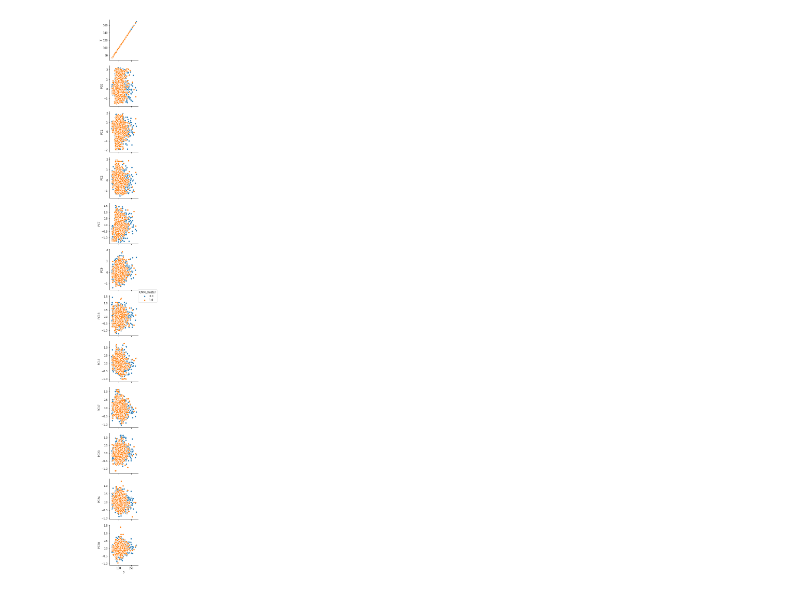
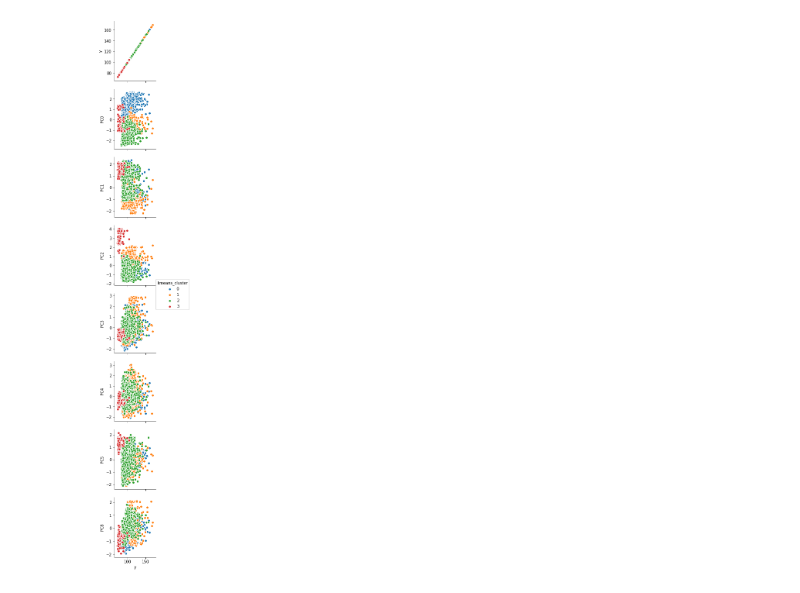
Before and after one commit to Engin89/Kaggle-Mercedes-Competition, a Jupyter notebook: Mercedes_Kaggle.ipynb, the cells around one changed output. Drawn from its saved outputs; the diff is of its cells as text; code cells hidden in the pictures.

```diff
--- a/Mercedes_Kaggle.ipynb
+++ b/Mercedes_Kaggle.ipynb
@@ -37,10 +130,22 @@ m = ~(corr.mask(np.eye(len(corr), dtype=bool)).abs() > 0.70).any()
+# %%
+pd.concat((train[['y']], inner_corr),axis = 1).corr().iloc[:,[0]].sort_values('y',ascending = False)
+train[lasso_candidates.index].corr()
+#let's combine lasso params and uncorrelated variables
+columns_upd = list(set(lasso_candidates.index | corr.loc[m,m].columns))
+columns_upd.remove('X261')
+list_to_remove = ['X0_ac', 'X0_q', 'X2_ar', 'X2_aa', 'X2_l', 'X0_ab']
+columns_upd= list(set(columns_upd).difference(set(list_to_remove)))
+test = test.loc[:,columns_upd]
 # %%
 #PCA
-pca = decomposition.PCA(.95)
-pca.fit(inner_corr[corr.loc[m,m].columns])
-train_data_reduced = pca.transform(inner_corr[corr.loc[m,m].columns])
-pca.explained_variance_ratio_
+pca = decomposition.PCA(n_components = 11)
+#pca.fit(inner_corr[corr.loc[m,m].columns])
+pca.fit(pd.concat((inner_corr,pd.get_dummies(train[categories])),axis = 1)[columns_upd])
+train_data_reduced = pca.transform(pd.concat((inner_corr,pd.get_dummies(train[categories])),axis = 1)[columns_upd])
+#test_columns = pd.concat((inner_corr,pd.get_dummies(train[categories])),axis = 1)[columns_upd].columns
 train_data_reduced = pd.DataFrame(train_data_reduced, columns = ['PC'+str(i) for i in range (train_data_reduced.shape[1])])
 train_data_PCA = pd.concat((train[['y']],train_data_reduced),axis = 1)
 train_data_PCA = train_data_PCA[train_data_PCA['y'] < 220]
+plt.bar(['PC'+str(i) for i in range (train_data_reduced.shape[1])],pca.explained_variance_ratio_)
+test_reduced = pd.DataFrame(pca.transform(test), columns = ['PC'+str(i) for i in range (pca.transform(test).shape[1])])
 # %% [output]
@@ -54,12 +153,11 @@ train_data_PCA = train_data_PCA[train_data_PCA['y'] < 220]
 # %%
 #Check vif
-train_data_reduced.shape
 pd.Series([variance_inflation_factor(train_data_PCA.values, i)
                for i in range(train_data_PCA.shape[1])],
               index=train_data_PCA.columns)
 #sns.pairplot(train_data_PCA)
 y_corr = train_data_PCA.corr().loc[:,'y']
-column_names = y_corr[(abs(y_corr) > 0.10)].index
+column_names = y_corr[(abs(y_corr) > 0.05)].index
 sns.pairplot(train_data_PCA[column_names])
 # %% [output]
 <seaborn.axisgrid.PairGrid at 0x...>
@@ -67,6 +165,6 @@ sns.pairplot(train_data_PCA[column_names])
 # %%
 #Clustering with GMM
-GMM_PCA = GaussianMixture(n_components=2,random_state = 31).fit(train_data_reduced) # Instantiate and fit the model
+GMM_PCA = GaussianMixture(n_components=4,random_state = 31).fit(train_data_reduced) # Instantiate and fit the model
 print('Converged:',GMM_PCA.converged_) # Check if the model has converged
 means = GMM_PCA.means_
 covariances = GMM_PCA.covariances_
@@ -78,5 +176,21 @@ for i in range(len(pred_PCA)):
     GMM_cluster.append(pred_PCA.iloc[i].idxmax())
 pred_PCA['GMM_cluster'] = pd.DataFrame(GMM_cluster)
 pred_PCA = pd.concat((train_data_PCA,pred_PCA['GMM_cluster']),axis = 1)
+#Clustering with Kmeans
+ncomponents = range(1,15)
+inertias = []
+for k in ncomponents:
+    kmeans = KMeans(n_clusters = k)
+    kmeans.fit(train_data_reduced)
+    inertias.append(kmeans.inertia_)
+plt.plot(ncomponents, inertias, '-o')
+plt.xlabel('number of clusters, k')
+plt.ylabel('inertia')
+plt.xticks(ncomponents)
+plt.show()
+'''I will use 4 clusters'''
+kmeans = KMeans(n_clusters = 4, random_state = 31)
+pred_PCA['kmeans_cluster'] = kmeans.fit(train_data_reduced).predict(train_data_reduced)
+test_reduced['kmeans_cluster'] = kmeans.predict(test_reduced)
 # %% [output]
 Converged: True
@@ -93,4 +219,4 @@ plt.hist(train_data_PCA['y'])
 # %%
-g = sns.pairplot(pred_PCA, x_vars = ['y'], y_vars = column_names , hue="GMM_cluster")
+k = sns.pairplot(pred_PCA, x_vars = ['y'], y_vars = column_names , hue="kmeans_cluster")
 # %% [output]
-[figure, old version]
+[figure, new version]
```
Also changed, not shown: parts of 31 cells of this notebook.
